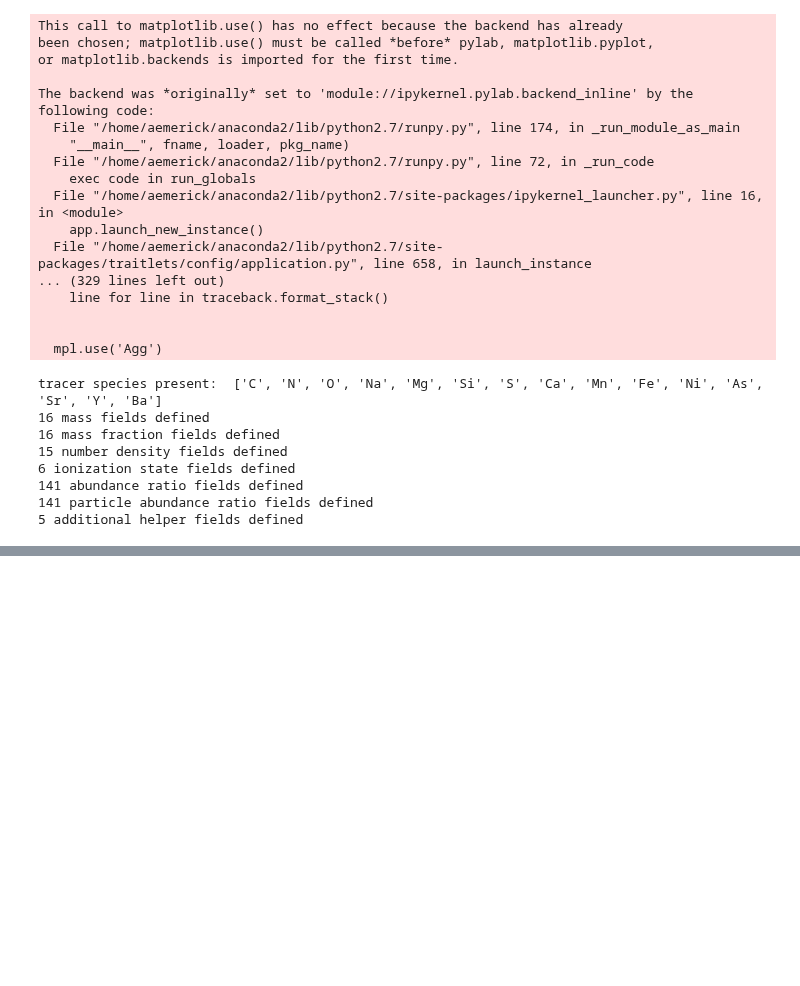
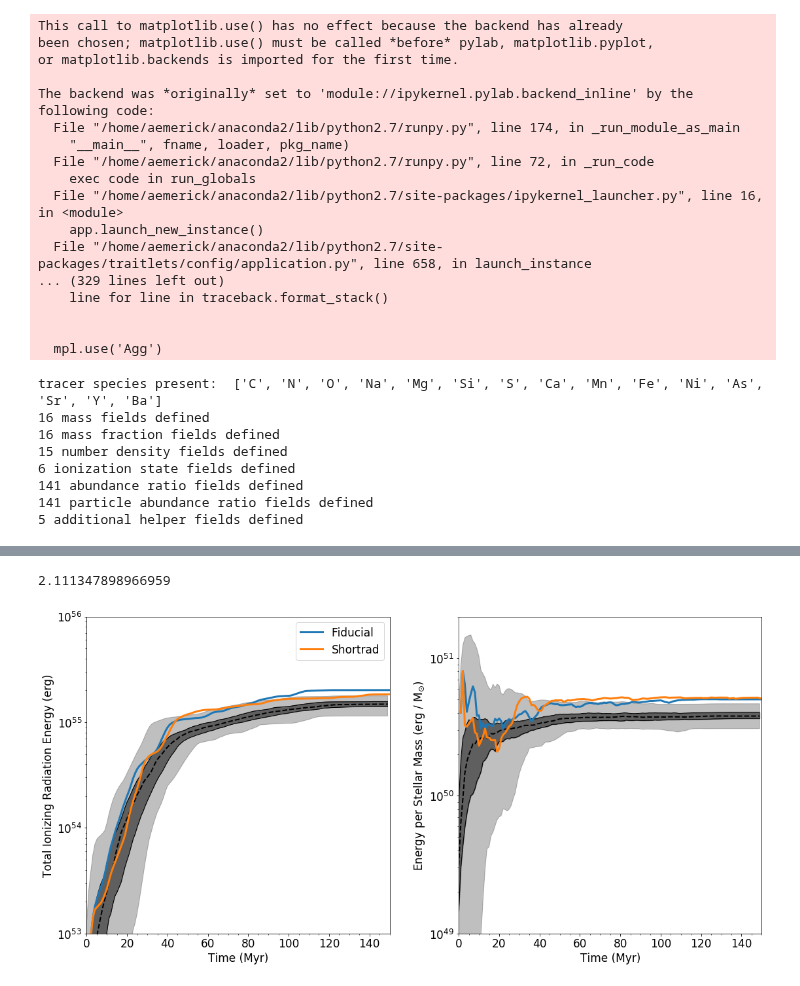
Before and after one commit to aemerick/galaxy_analysis, a Jupyter notebook: notebooks/IMF_comparison.ipynb, the cells around one changed output, grey strips where cells are left out. Drawn from its saved outputs; the diff is of its cells as text; code cells hidden in the pictures; blank space fills up the shorter version.

```diff
--- a/notebooks/IMF_comparison.ipynb
+++ b/notebooks/IMF_comparison.ipynb
@@ -266,34 +296,39 @@ if plot_stats:
     ax[0].fill_between(L_stats['t']-xs, L_stats['min'], L_stats['max'], color = "black", alpha = 0.25, interpolate = True)
 
     ax[1].plot(L_M_stats['t']-xs, L_M_stats['median'], lw = 2, color = 'black', ls = '--')
     ax[1].plot(L_M_stats['t']-xs, L_M_stats['q1'],     lw = 1, color = 'black', ls = '-')
     ax[1].plot(L_M_stats['t']-xs, L_M_stats['q3'],     lw = 1, color = 'black', ls = '-')
     ax[1].fill_between(L_M_stats['t']-xs, L_M_stats['q1'], L_M_stats['q3'], color = 'black', alpha = 0.5, interpolate = True)
     ax[1].fill_between(L_M_stats['t']-xs, L_M_stats['min'], L_M_stats['max'], color = "black", alpha = 0.25, interpolate = True)
 
 #############
-for k in colors:
+for k in ['Fiducial','Shortrad']:
     ax[0].plot( tcent[1:], L0_int[k]   / norm, lw = 3, ls = '-', color = colors[k], label = k)
     ax[1].plot( tcent[1:], L0_int[k] / M[k][1:] / norm2 , lw = 3, ls = '-', color = colors[k], label = k)
 
 
-ax[1].set_ylabel(r'HI Luminosity per stellar mass')
+ax[1].set_ylabel(r'Energy per Stellar Mass (erg / M$_{\odot}$)')
 ax[0].set_ylabel(r'Total Ionizing Radiation Energy (erg)')
 ax[0].legend(loc='best')
+ax[1].set_ylim(1.0E49,2.0E51)
 
-
-plt.tight_layout()
 ax[0].set_ylim(1.0E53, 1.0E56)
 
 for a in ax:
     a.minorticks_on()
     a.set_xlabel(r'Time (Myr)')
     a.set_xlim(0.0, 150.0)
     a.semilogy()
 #ax[0].set_ylim(0.05,100.0)
 #ax[1].set_ylim(0.05,100.0)
+plt.tight_layout()
 
 if norm is 1.0:
     fig.savefig("/home/aemerick/code/galaxy_analysis/papers/radiation_paper/L_HI_integrated_comparison.png")
 else:
     fig.savefig("/home/aemerick/code/galaxy_analysis/papers/radiation_paper/L_HI_integrated_comparison_normalized.png")
+
+print L0_int['Fiducial'][-1] / L_stats['median'][-1]
+# %% [output]
+2.111347898966959
+[figure, added]
```
Also changed, not shown: parts of 5 cells of this notebook.
